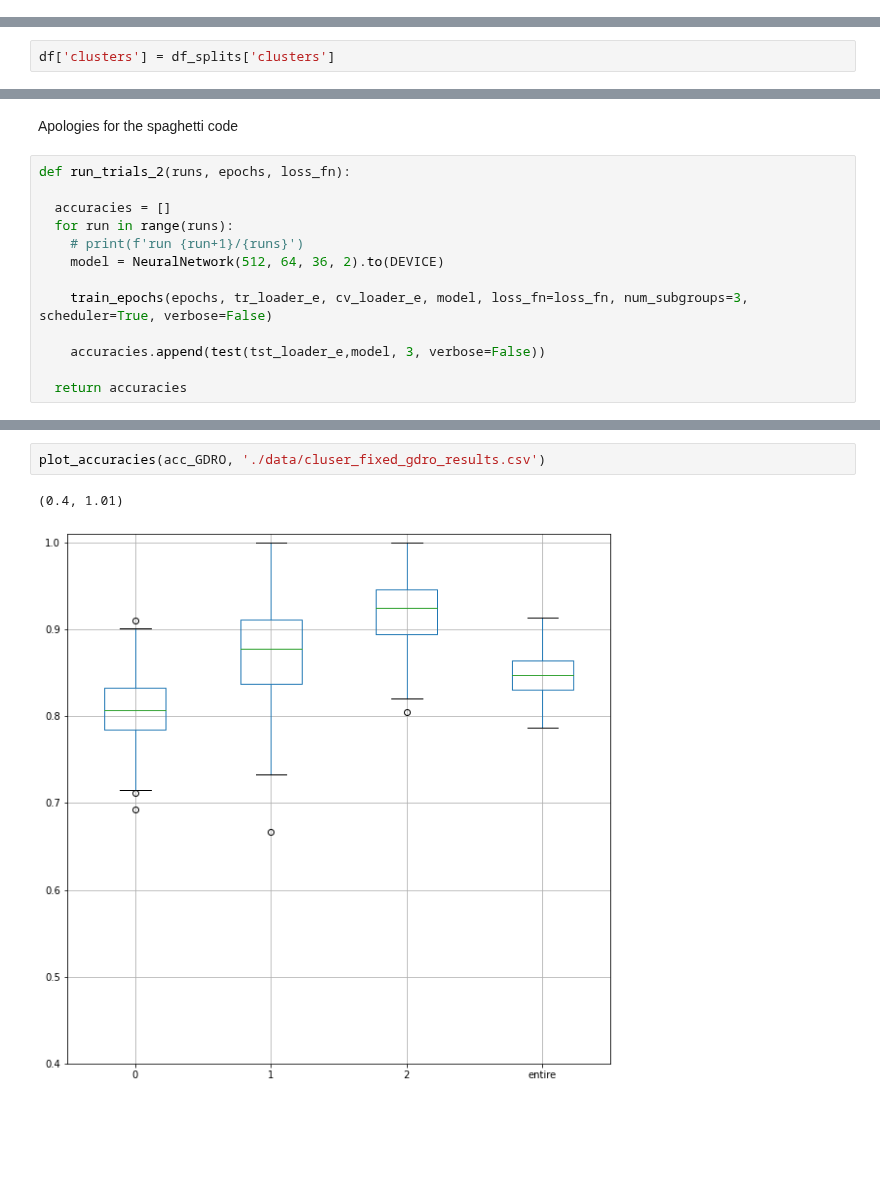
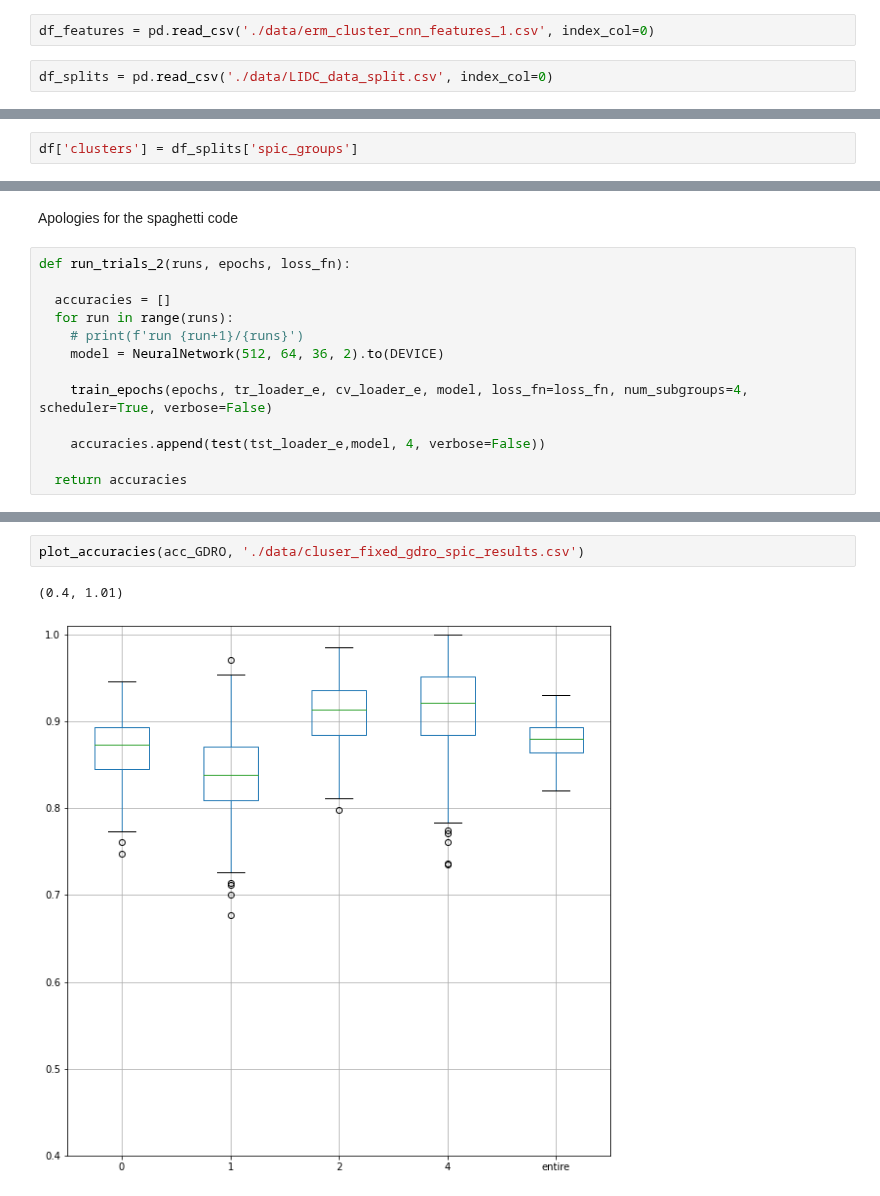
Before and after one commit to mtzig/LIDC_GDRO, a Jupyter notebook: notebooks/LIDC_Georges_End_to_End.ipynb, the cells around one changed output, grey strips where cells are left out. Cells and saved outputs as stored; diff of their text form; blank space fills up the shorter version.

```diff
--- a/notebooks/LIDC_Georges_End_to_End.ipynb
+++ b/notebooks/LIDC_Georges_End_to_End.ipynb
@@ -475,10 +471,14 @@ class NeuralNetwork(nn.Module):
         return logits
 # %% [markdown]
 ### Load data
+# %%
+df_features = pd.read_csv('./data/erm_cluster_cnn_features_1.csv', index_col=0)
+# %%
+df_splits = pd.read_csv('./data/LIDC_data_split.csv', index_col=0)
 # %%
 df = df_features.sort_values('noduleID')
 # %%
-df['clusters'] = df_splits['clusters']
+df['clusters'] = df_splits['spic_groups']
 # %%
 df.head()
 # %% [output]
@@ -526,9 +530,9 @@ def run_trials_2(runs, epochs, loss_fn):
     # print(f'run {run+1}/{runs}')
     model = NeuralNetwork(512, 64, 36, 2).to(DEVICE)
 
-    train_epochs(epochs, tr_loader_e, cv_loader_e, model, loss_fn=loss_fn, num_subgroups=3, scheduler=True, verbose=False)
+    train_epochs(epochs, tr_loader_e, cv_loader_e, model, loss_fn=loss_fn, num_subgroups=4, scheduler=True, verbose=False)
 
-    accuracies.append(test(tst_loader_e,model, 3, verbose=False))
+    accuracies.append(test(tst_loader_e,model, 4, verbose=False))
 
   return accuracies
 # %%
@@ -543,5 +583,5 @@ acc_GDRO = run_trials_2(300, 15, 'gDRO')
 # %%
-plot_accuracies(acc_GDRO, './data/cluser_fixed_gdro_results.csv')
+plot_accuracies(acc_GDRO, './data/cluser_fixed_gdro_spic_results.csv')
 # %% [output]
 (0.4, 1.01)
-[figure, old version]
+[figure, new version]
```
Also changed, not shown: parts of 11 cells of this notebook, 8 other files.
